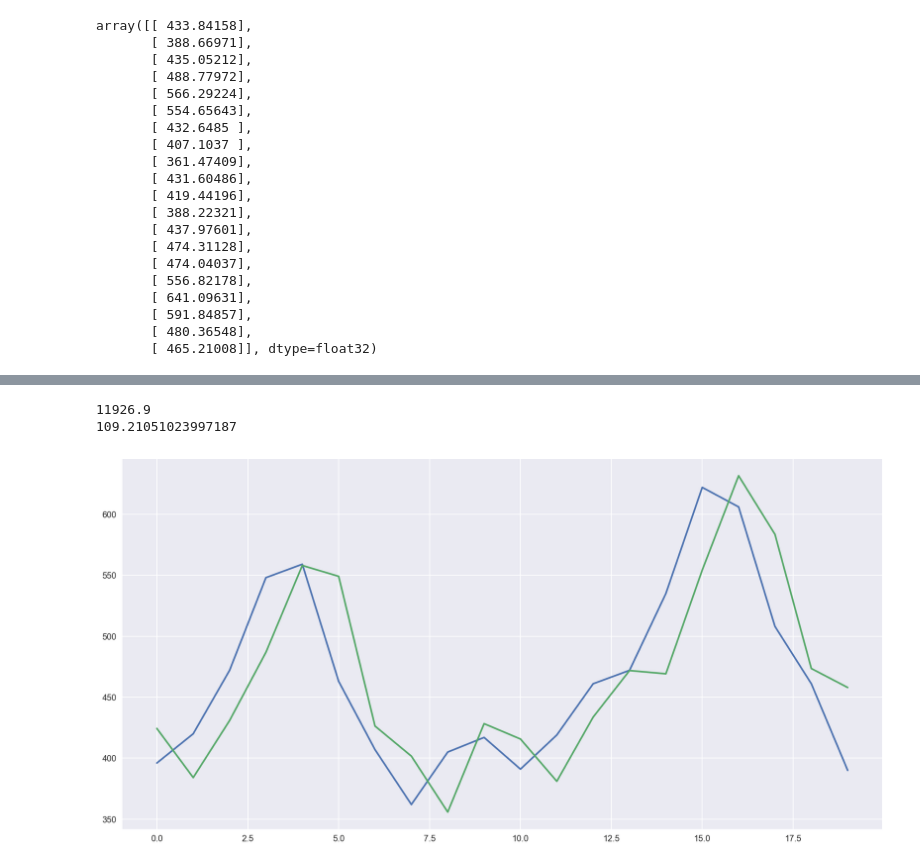
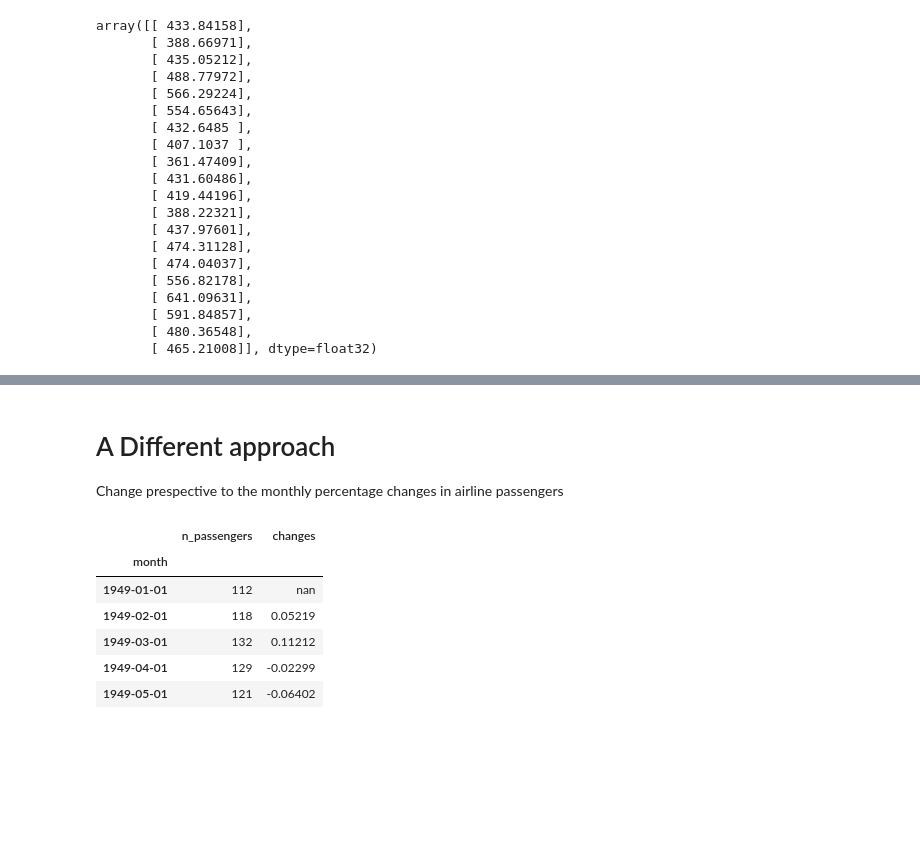
Before and after one commit to dacatay/time-series-analysis, a Jupyter notebook: 06_ANN_Forecasting.ipynb, the cells around one changed output, grey strips where cells are left out. Drawn from its saved outputs; the diff is of its cells as text; code cells hidden in the pictures; blank space fills up the shorter version.

```diff
--- a/06_ANN_Forecasting.ipynb
+++ b/06_ANN_Forecasting.ipynb
@@ -465,13 +404,4 @@ Test Score: 2155.53 MSE (46.43 RMSE)
-# %%
-mse = ((testY - testPredict) ** 2).mean()
-print(mse)
-print(math.sqrt(mse))
-# %% [output]
-11926.9
-109.21051023997187
-# %%
-plt.plot(testY)
-plt.plot(testPredict)
-plt.show()
-# %% [output]
-[figure, removed]
+# %% [markdown]
+# A Different approach
+
+Change prespective to the monthly percentage changes in airline passengers
@@ -477,0 +413,10 @@ plt.show()
+# %%
+data.head()
+# %% [output]
+|  | n_passengers | changes |
+| month |  |  |
+| 1949-01-01 | 112 | nan |
+| 1949-02-01 | 118 | 0.05219 |
+| 1949-03-01 | 132 | 0.11212 |
+| 1949-04-01 | 129 | -0.02299 |
+| 1949-05-01 | 121 | -0.06402 |
```
Also changed, not shown: parts of 14 cells of this notebook, 1 other file.
